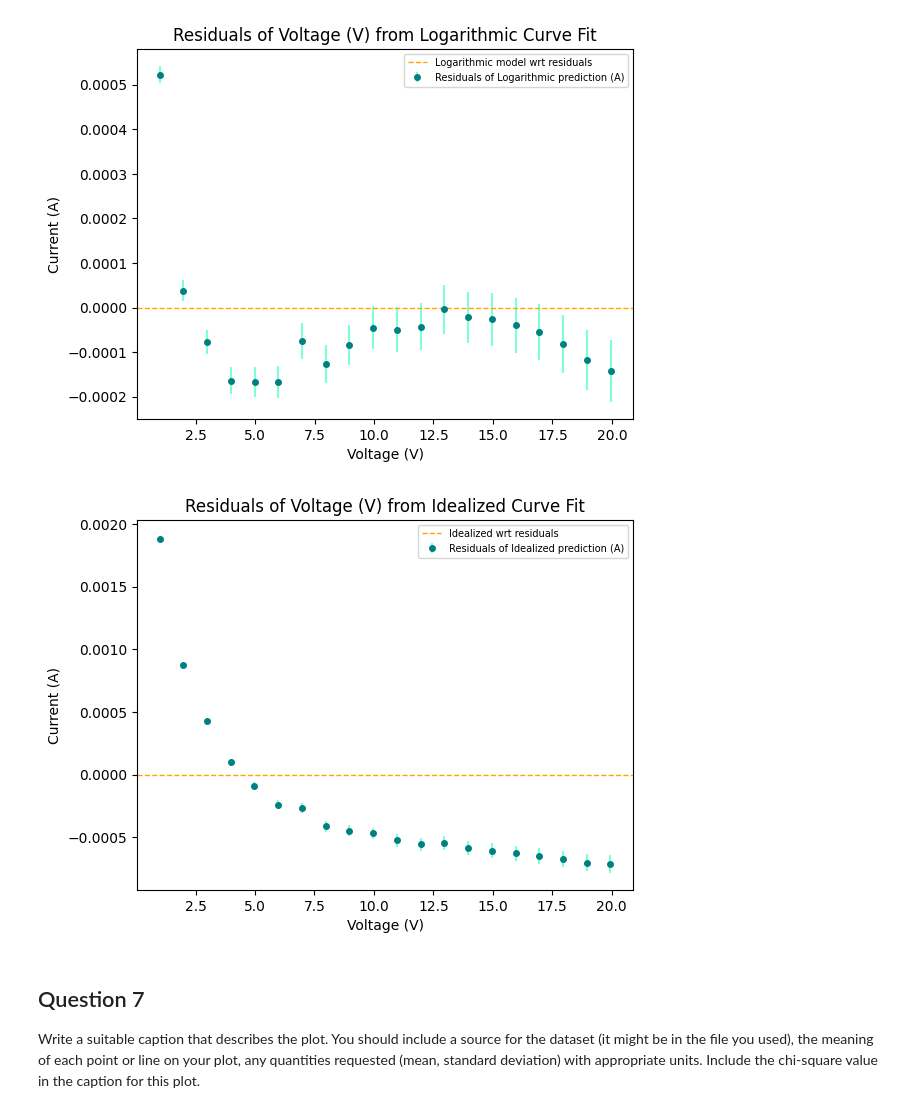
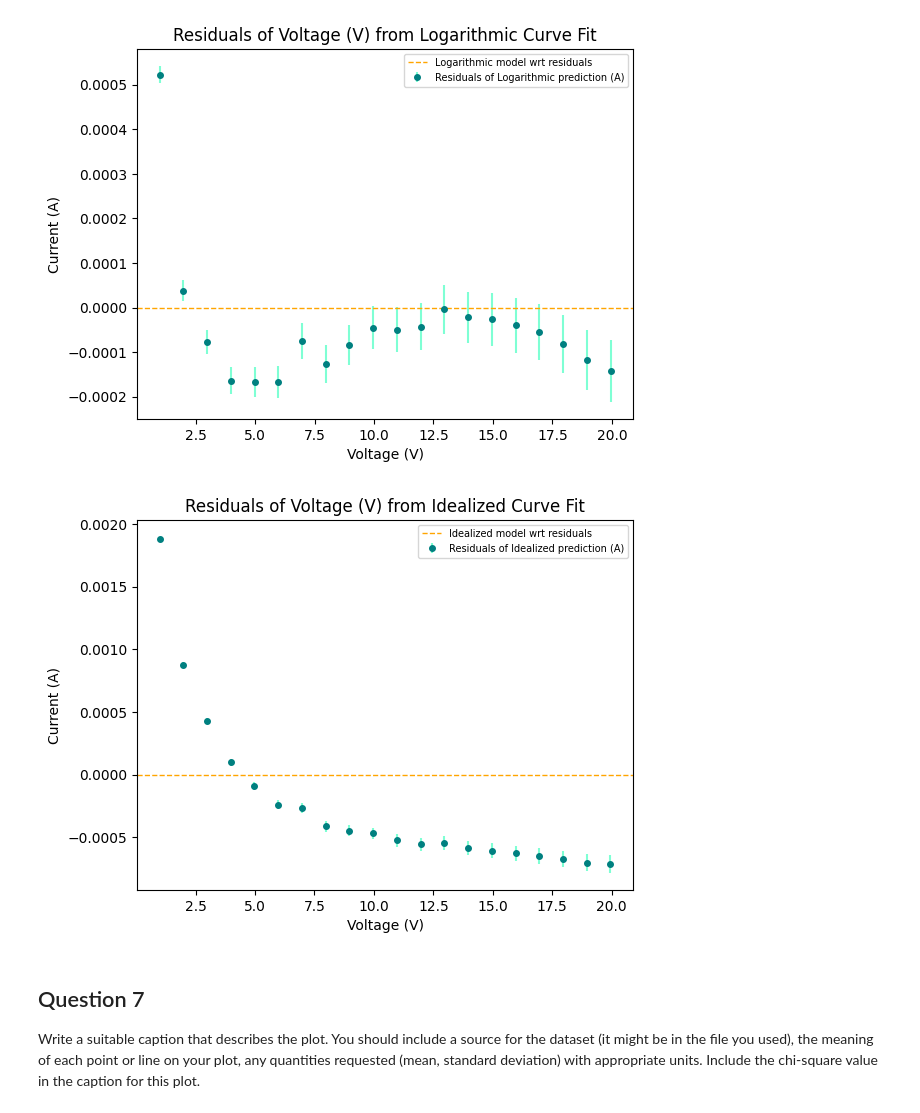
Before and after one commit to PercyFrancis/PHY224, a Jupyter notebook: resistor_lightbulb/template_lightbulb.ipynb, the cells around one changed output. Drawn from its saved outputs; the diff is of its cells as text; code cells hidden in the pictures.

```diff
--- a/resistor_lightbulb/template_lightbulb.ipynb
+++ b/resistor_lightbulb/template_lightbulb.ipynb
@@ -307,20 +325,20 @@ plt.show()
 # %%
 # residuals
 residuals = ampere_data - idealized(voltage_data, popti[0])
 
 
 plt.errorbar(x = voltage_data, y = residuals, yerr = ampere_error, fmt= 'o', ms=4, label='Residuals of Idealized prediction (A)',ls='', color='teal', ecolor='aquamarine')
-plt.axhline(y=0, color='orange', linestyle='--', linewidth=1, label='Idealized wrt residuals')
+plt.axhline(y=0, color='orange', linestyle='--', linewidth=1, label='Idealized model wrt residuals')
 
 # legend and titles
 plt.legend()
 plt.xlabel('Voltage (V)')
 plt.ylabel('Current (A)')
 plt.title('Residuals of Voltage (V) from Idealized Curve Fit')
 plt.legend(fontsize=7)
 plt.show()
 # %% [output]
-[figure, old version]
+[figure, new version]
 # %% [markdown]
 ## Question 7
 Write a suitable caption that describes the plot. You should include a source for the dataset (it might be in the file you used), the meaning of each point or line on your plot, any quantities requested (mean, standard deviation) with appropriate units. Include the chi-square value in the caption for this plot.
```
Also changed, not shown: parts of 2 cells of this notebook.
